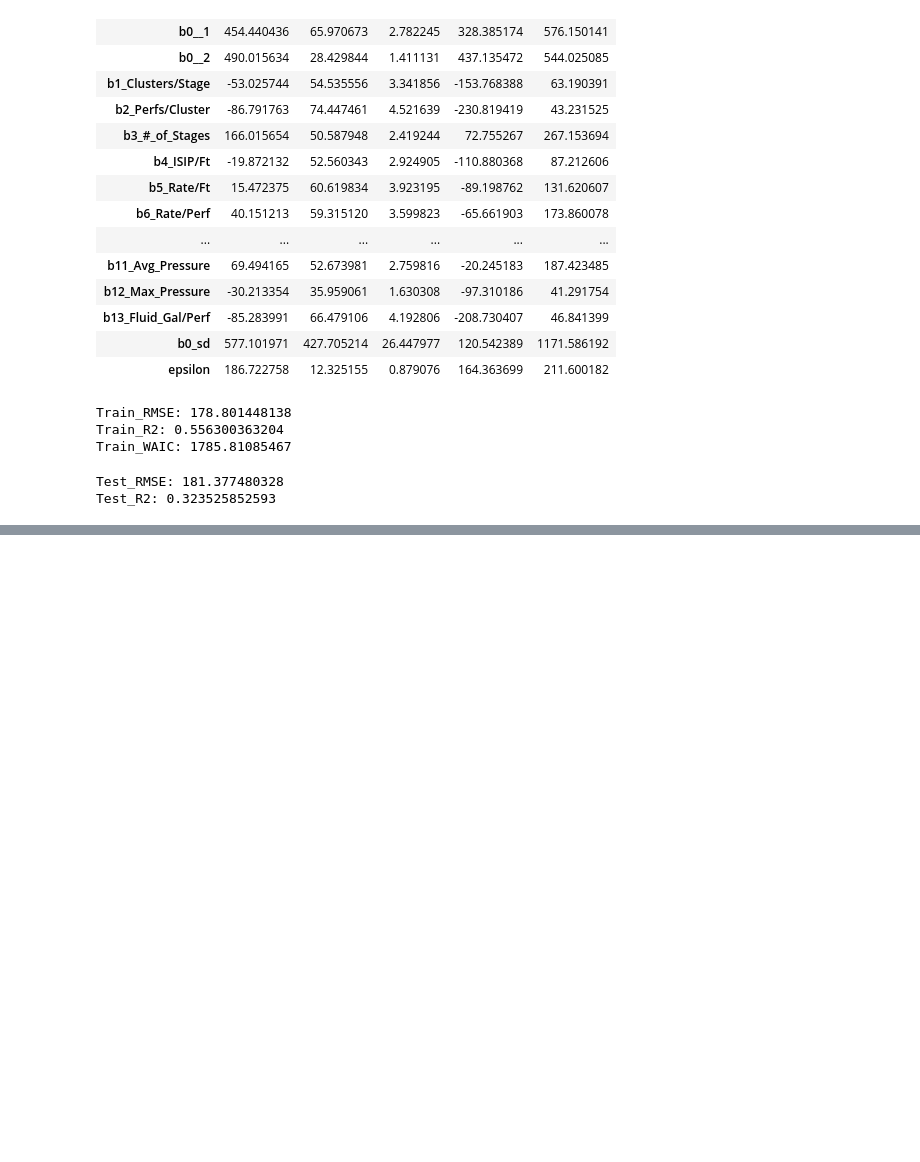
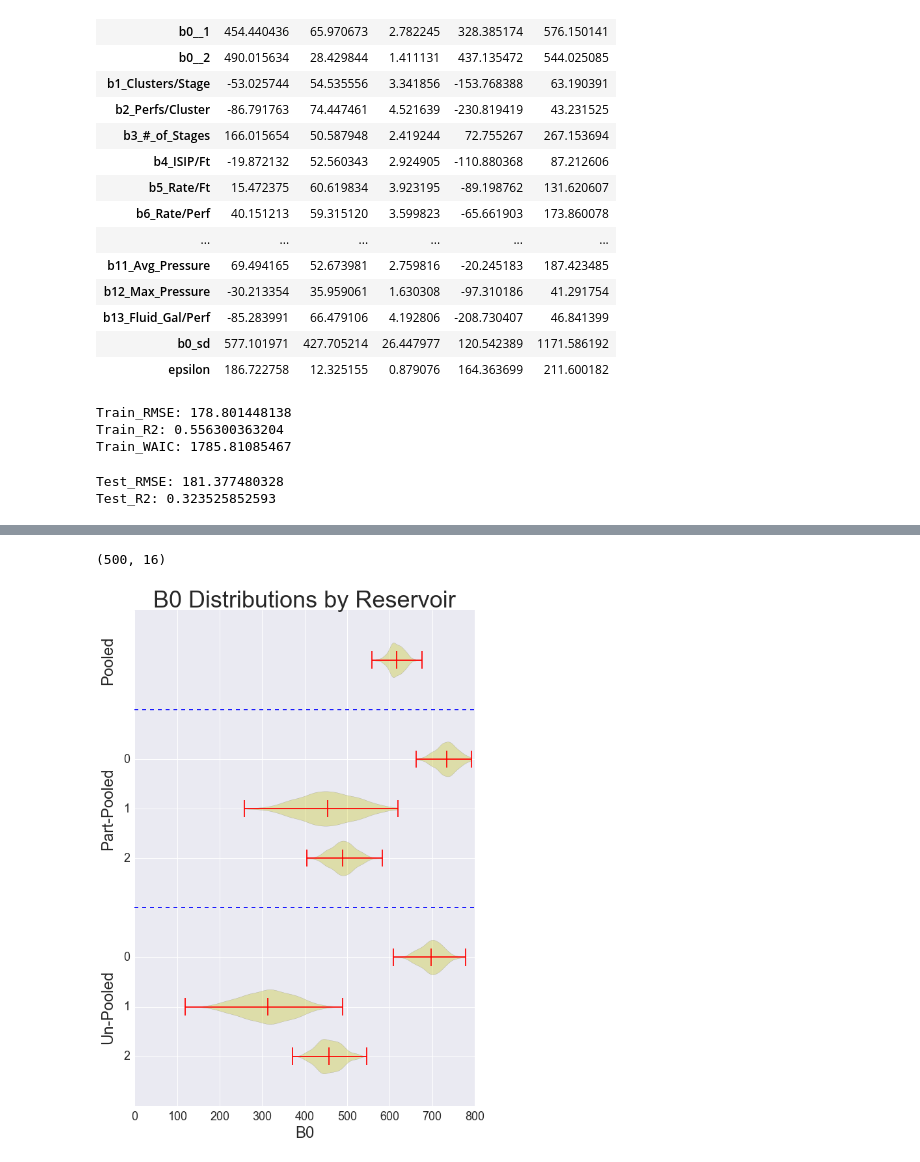
Before and after one commit to jpgrana/bayesian-approach-predicting-well-production, a Jupyter notebook: model_reservoir.ipynb, the cells around one changed output, grey strips where cells are left out. Drawn from its saved outputs; the diff is of its cells as text; code cells hidden in the pictures; blank space fills up the shorter version.

Commit message:
model_reservoir

```diff
--- a/model_reservoir.ipynb
+++ b/model_reservoir.ipynb
@@ -407,3 +407,5 @@ print 'Test_R2: {0}'.format(r2_score(y_test, y_pred_test_res_partpooled))
 # %% [output]
 Test_RMSE: 181.377480328
 Test_R2: 0.323525852593
+# %%
+coeff_pooled = pd.read_csv('../other/coeff_pooled.csv', index_col=0)
@@ -409,0 +429,13 @@ Test_R2: 0.323525852593
+# %%
+def coeff(trc, model, hyper=0):
+    coeff = pd.DataFrame()
+    for name in [rv.name for rv in model.unobserved_RVs[hyper*2:-2-hyper]]:
+        if name == 'b0':
+            for i in range(trc[-500:]['b0'].shape[1]):
+                coeff = pd.concat((coeff, pd.Series(trc[-500:]['b0'][:,i])), axis=1)
+        else:
+            coeff = pd.concat((coeff, pd.Series(trc[-500:][name])), axis=1)
+    coeff.columns = pm.df_summary(trc[-500:]).index[hyper:-1-hyper]
+    return coeff
+# %%
+coeff_res_unpooled = coeff(trc_res_unpooled, mdl_res_unpooled, hyper=0)
@@ -409,0 +455,2 @@ Test_R2: 0.323525852593
+# %%
+coeff_res_partpooled = coeff(trc_res_partpooled, mdl_res_partpooled, hyper=1)
@@ -409,0 +466,34 @@ Test_R2: 0.323525852593
+# %%
+coeff_res_partpooled.shape
+# %% [output]
+(500, 16)
+# %%
+pos = [-1, -3, -4, -5, -7, -8, -9]
+fig = plt.figure(figsize=(8,12))
+ax = fig.add_subplot(111)
+ax.violinplot(coeff_pooled.ix[:,:2].values, pos[:2], points=80, vert=False, widths=0.7, showmeans=True,
+              showextrema=True, showmedians=False)
+ax.violinplot(coeff_res_partpooled.ix[:,:3].values, pos[1:4], points=80, vert=False, widths=0.7, showmeans=True,
+              showextrema=True, showmedians=False)
+ax.violinplot(coeff_res_unpooled.ix[:,:3].values, pos[4:7], points=80, vert=False, widths=0.7, showmeans=True,
+              showextrema=True, showmedians=False)
+ax.set_title('B0 Distributions by Reservoir', fontsize=36)
+ax.set_xlabel('B0', fontsize=24)
+ax.text(-80, -1, 'Pooled', fontsize=24, rotation='vertical', verticalalignment='center')
+ax.text(-80, -4, 'Part-Pooled', fontsize=24, rotation='vertical', verticalalignment='center')
+ax.text(-80, -8, 'Un-Pooled', fontsize=24, rotation='vertical', verticalalignment='center')
+ax.set_yticks([-3, -4, -5, -7, -8, -9])
+ax.set_yticklabels([0, 1, 2, 0, 1, 2], fontsize=18)
+ax.set_xlim([0, 800])
+ax.set_ylim([-10, 0])
+plt.axhline(y=-2, color='blue', linestyle='--')
+plt.axhline(y=-6, color='blue', linestyle='--')
+font_size = 18
+font_name = 'sans'
+for tick in ax.xaxis.get_major_ticks():
+    tick.label.set_fontsize(font_size)
+    tick.label.set_fontname(font_name)
+plt.tight_layout(w_pad=1000)
+plt.savefig('../other/figures/b0_dist_reservoir', dpi=400)
+# %% [output]
+[figure, added]
```
Also changed, not shown: parts of 6 cells of this notebook, 1 other file.
